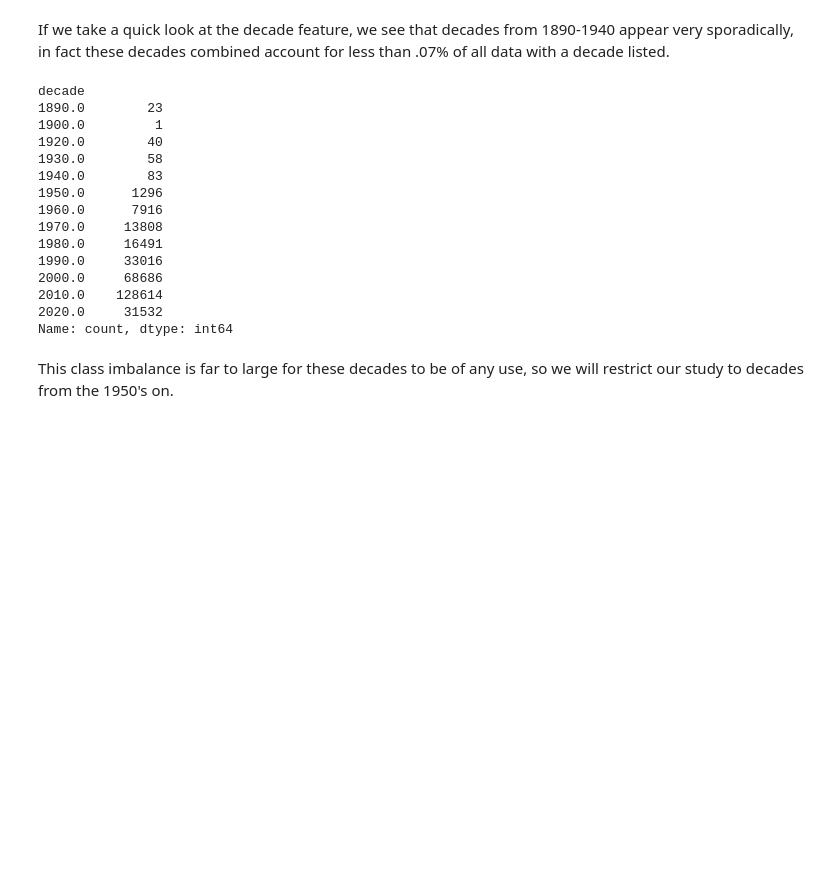
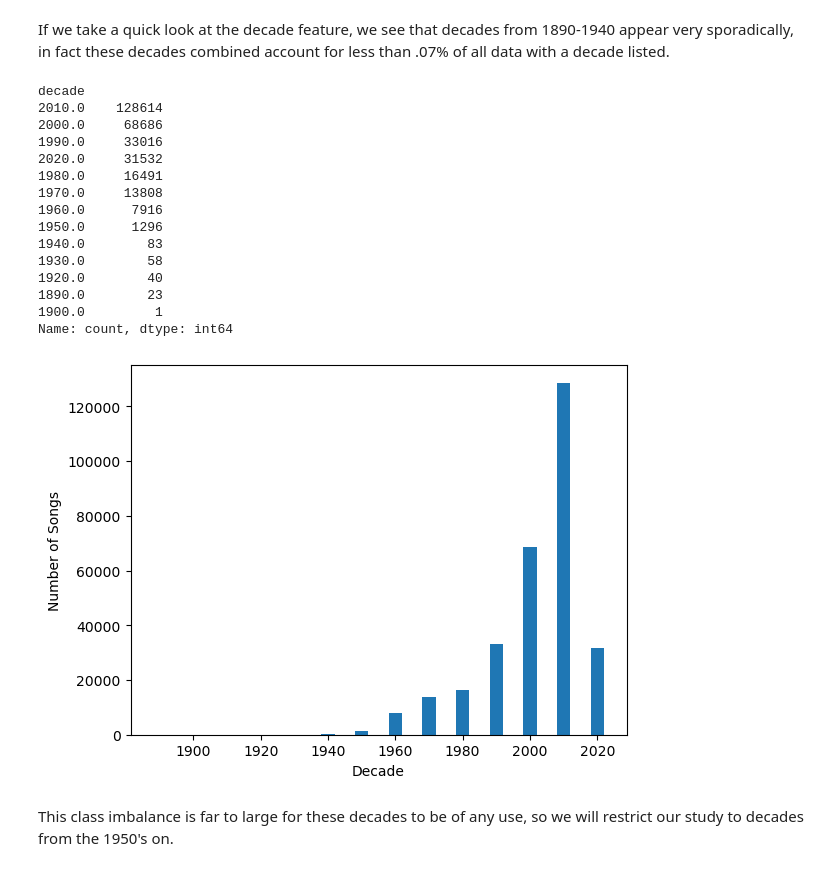
Before and after one commit to Erdos-Projects/fall-2025-harmonic-features-for-song-recommendations, a Jupyter notebook: data/data_clean.ipynb, the cells around one changed output. Cells and saved outputs as stored; diff of their text form; code cells hidden in the pictures; blank space fills up the shorter version.

```diff
--- a/data/data_clean.ipynb
+++ b/data/data_clean.ipynb
@@ -52,24 +57,30 @@ clean_df.head()
 | 7 | <intro_1> Fsmin Fsno3d Bno3d E/B ... | 2023-02-10 | 2020.0 | pop | 4y3uAOMHISJ3OOdjPC1FFN | 6e3pZKXUxrPfnUPJ960Hd9 |
 # %% [markdown]
 If we take a quick look at the decade feature, we see that decades from 1890-1940 appear very sporadically, in fact these decades combined account for less than .07% of all data with a decade listed.
-# %%
-clean_df.decade.value_counts().sort_index()
-# %% [output]
-decade
-1890.0        23
-1900.0         1
-1920.0        40
-1930.0        58
-1940.0        83
-1950.0      1296
-1960.0      7916
-1970.0     13808
-1980.0     16491
-1990.0     33016
-2000.0     68686
-2010.0    128614
-2020.0     31532
-Name: count, dtype: int64
+# %%
+yrs=clean_df['decade'].value_counts()
+print(yrs)
+plt.bar(yrs.index,yrs,width=4)
+plt.xlabel('Decade')
+plt.ylabel('Number of Songs')
+plt.show()
+# %% [output]
+decade
+2010.0    128614
+2000.0     68686
+1990.0     33016
+2020.0     31532
+1980.0     16491
+1970.0     13808
+1960.0      7916
+1950.0      1296
+1940.0        83
+1930.0        58
+1920.0        40
+1890.0        23
+1900.0         1
+Name: count, dtype: int64
+[figure, added]
 # %% [markdown]
 This class imbalance is far to large for these decades to be of any use, so we will restrict our study to decades from the 1950's on.
 # %%
```
Also changed, not shown: parts of 6 cells of this notebook, 3 other files.
